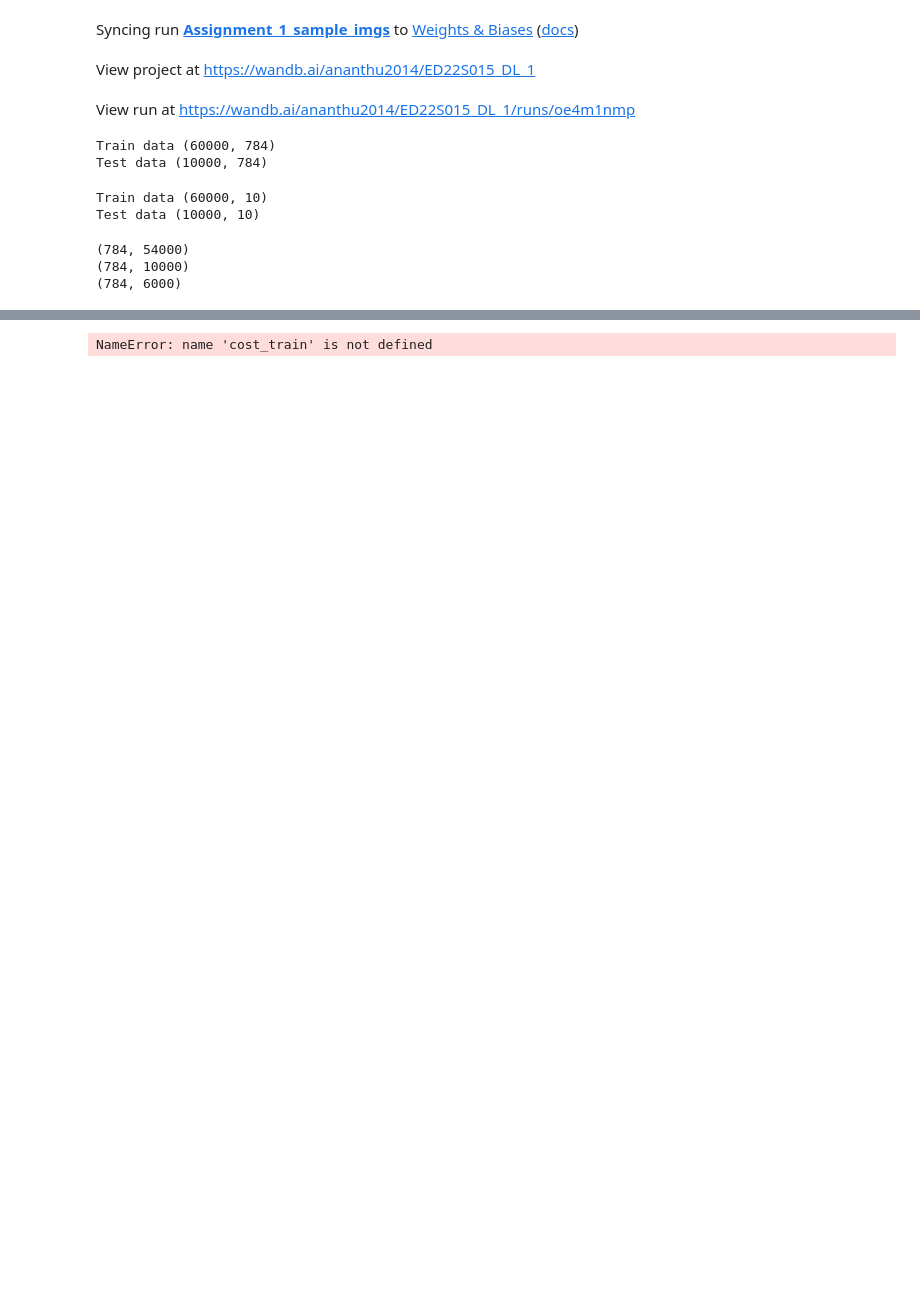
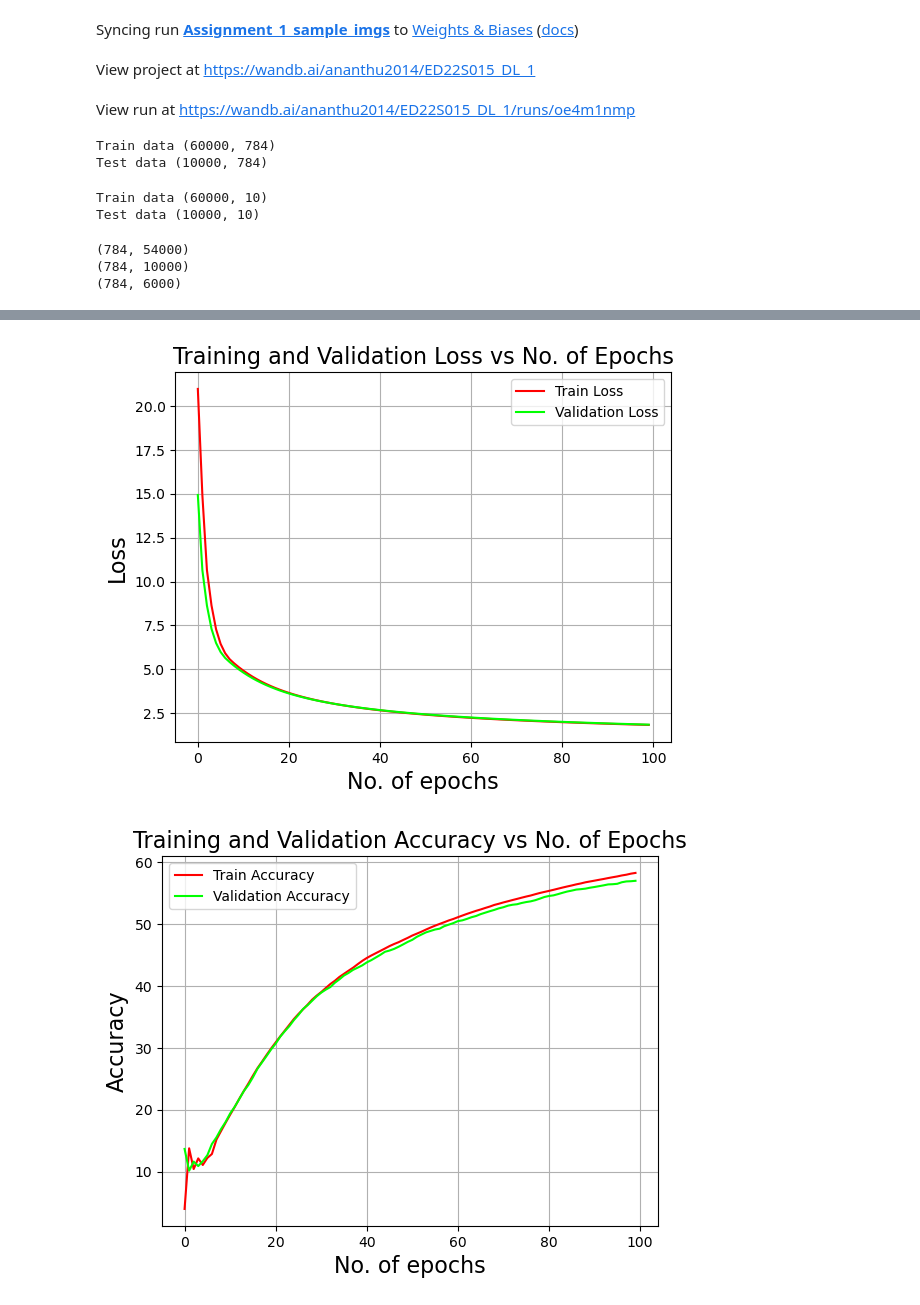
Before and after one commit to ananthu2014/MNIST_and_Fashion-MNIST_Image-Classification, a Jupyter notebook: Assignment 1/CS6910 Assignment 1.ipynb, the cells around one changed output, grey strips where cells are left out. Drawn from its saved outputs; the diff is of its cells as text; code cells hidden in the pictures; blank space fills up the shorter version.

```diff
--- a/Assignment 1/CS6910 Assignment 1.ipynb
+++ b/Assignment 1/CS6910 Assignment 1.ipynb
@@ -496,4 +602,5 @@ epoch:  90  Train error:      2.43  Train accuracy:     4.54 Val error:     2.43
 # %%
-neural_network(x_train,y_train,x_val,y_val,optimizer='vanilla_gradient_descent')
+'''Vanilla Gradient Descent'''
+neural_network(x_train,y_train,x_val,y_val,optimizer='vanilla_gradient_descent',epochs=100,neurons=784,num_hidden_layers=1)
 # %% [output]
 neuron configuration: [784, 784, 10]
@@ -510,2 +623,3 @@ epoch:  90  Train error:      1.86  Train accuracy:    59.95 Val error:     1.88
-NameError: name 'cost_train' is not defined
+[figure, added]
+[figure, added]
 # %%
```
Also changed, not shown: parts of 13 cells of this notebook.
